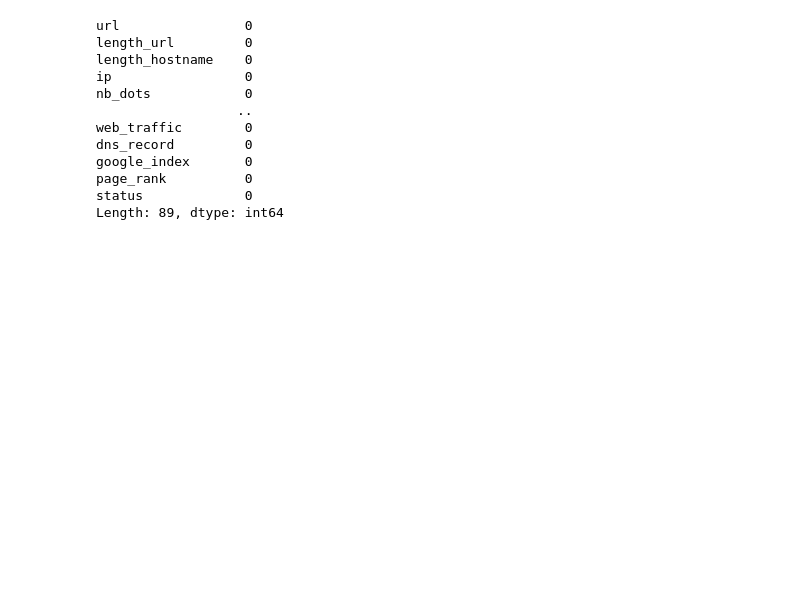
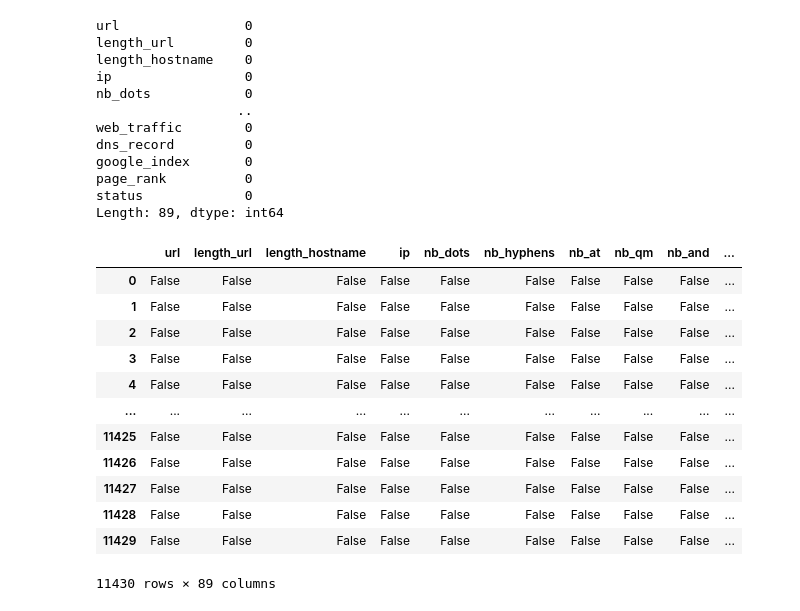
Before and after one commit to DhanrajGangireddy/Project, a Jupyter notebook: Trainingfile.ipynb, the cells around one changed output. Drawn from its saved outputs; the diff is of its cells as text; code cells hidden in the pictures; blank space fills up the shorter version.

```diff
--- a/Trainingfile.ipynb
+++ b/Trainingfile.ipynb
@@ -86,3 +86,19 @@ google_index       0
 page_rank          0
 status             0
 Length: 89, dtype: int64
+# %%
+df.isna()
+# %% [output]
+|  | url | length_url | length_hostname | ip | nb_dots | nb_hyphens | nb_at | nb_qm | nb_and | ... |
+| 0 | False | False | False | False | False | False | False | False | False | ... |
+| 1 | False | False | False | False | False | False | False | False | False | ... |
+| 2 | False | False | False | False | False | False | False | False | False | ... |
+| 3 | False | False | False | False | False | False | False | False | False | ... |
+| 4 | False | False | False | False | False | False | False | False | False | ... |
+| ... | ... | ... | ... | ... | ... | ... | ... | ... | ... | ... |
+| 11425 | False | False | False | False | False | False | False | False | False | ... |
+| 11426 | False | False | False | False | False | False | False | False | False | ... |
+| 11427 | False | False | False | False | False | False | False | False | False | ... |
+| 11428 | False | False | False | False | False | False | False | False | False | ... |
+| 11429 | False | False | False | False | False | False | False | False | False | ... |
+11430 rows × 89 columns
```
Also changed, not shown: parts of 9 cells of this notebook.
